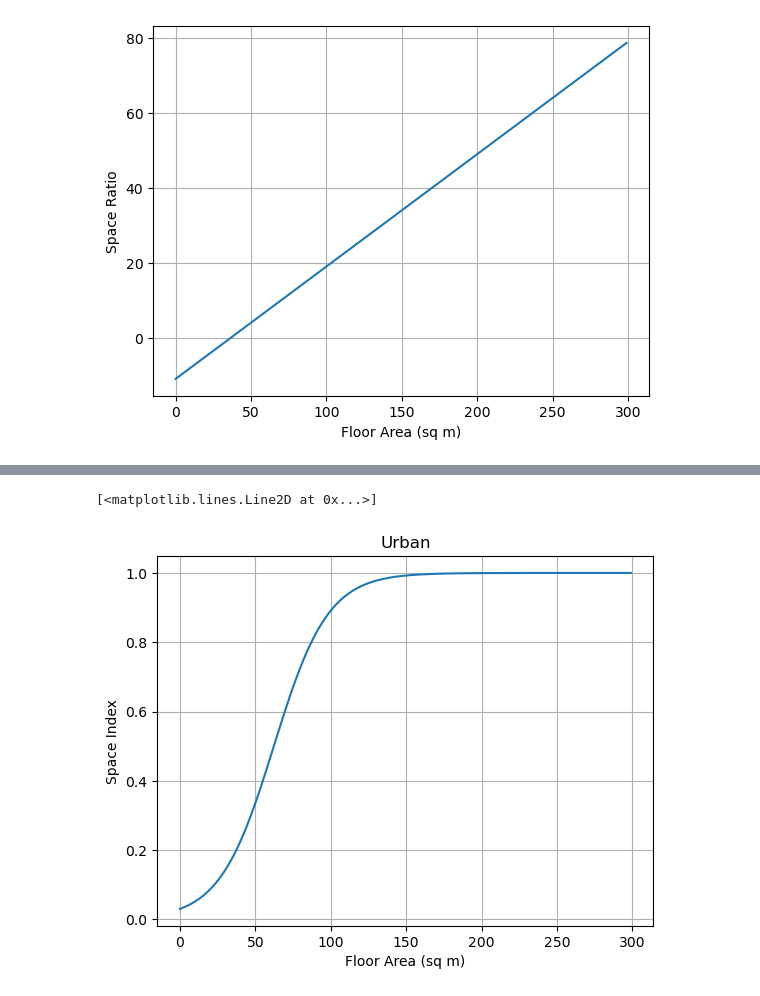
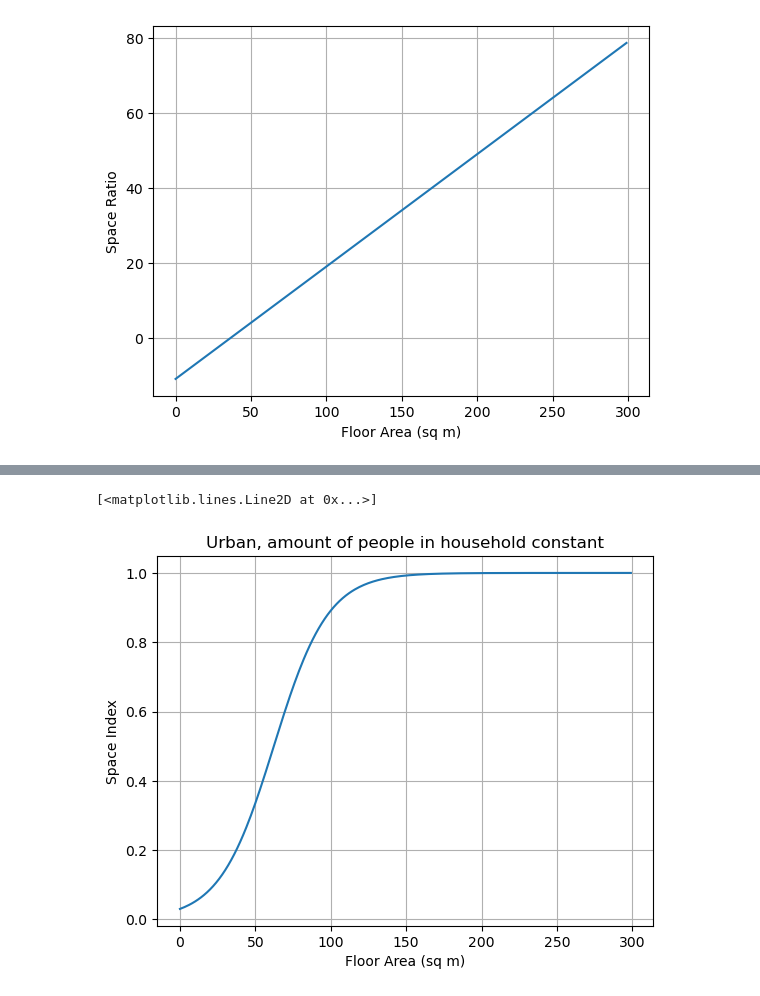
Before and after one commit to i2mx/IMMC-A-2024, a Jupyter notebook: Question1Model Alston.ipynb, the cells around one changed output, grey strips where cells are left out. Cells and saved outputs as stored; diff of their text form; code cells hidden in the pictures.

```diff
--- a/Question1Model Alston.ipynb
+++ b/Question1Model Alston.ipynb
@@ -192,15 +192,15 @@ plt.plot(X,Y)
 # %%
 X = np.arange(0, 300, 1)
 Y = np.array([get_space_index(x, 0, 1, population_density_urban, space_for_pet) for x in X])
 
 plt.grid()
-plt.title("Urban")
+plt.title("Urban, amount of people in household constant")
 plt.xlabel("Floor Area (sq m)")
 plt.ylabel("Space Index")
 plt.plot(X,Y)
 # %% [output]
 [<matplotlib.lines.Line2D at 0x...>]
-[figure, old version]
+[figure, new version]
 # %%
 # def get_space_index_SUBURBAN(floor_area, outside_area, people, space_for_pet = 2, neccesary_space = 10, space_per_person = 20):
   #  ratio = get_space_ratio(floor_area, outside_area, people, space_for_pet, neccesary_space, space_per_person)
```
Also changed, not shown: parts of 6 cells of this notebook, 1 other file.
